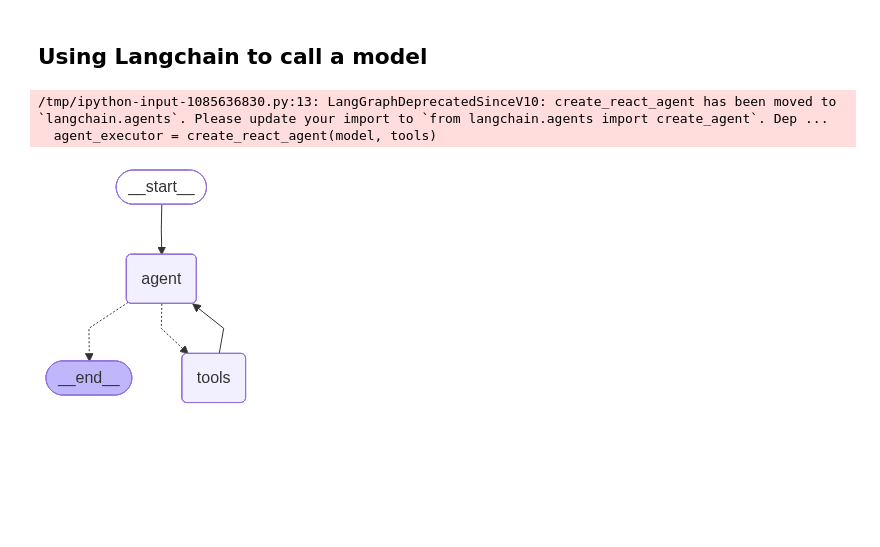
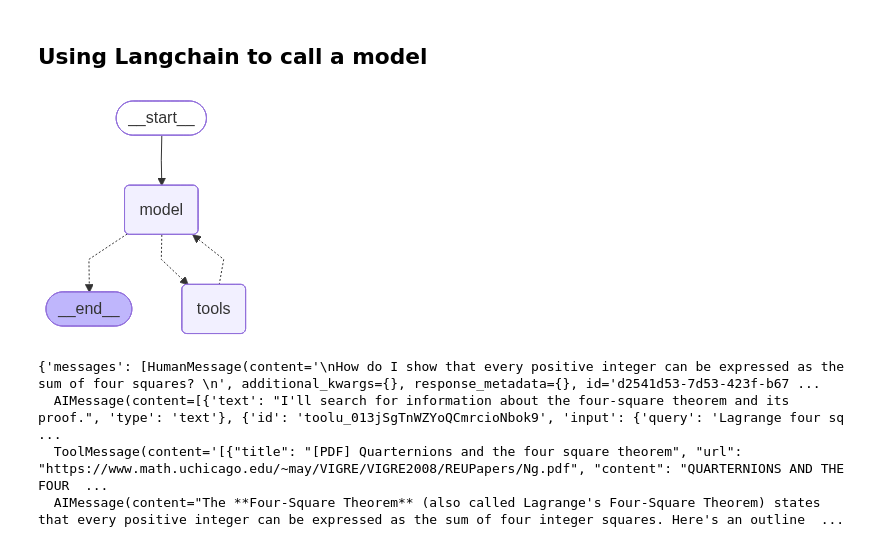
Before and after one commit to muraleee/collab-stuff, a Jupyter notebook: LangGraph.ipynb, the cells around one changed output. Saved outputs shown, nothing was run; the diff lists cells and outputs as text; code cells hidden in the pictures; blank space fills up the shorter version.

```diff
--- a/LangGraph.ipynb
+++ b/LangGraph.ipynb
@@ -70,20 +70,19 @@ Markdown(response.content)
 # %%
 # Import relevant functionality
 from langchain_community.tools.tavily_search import TavilySearchResults
 from langchain_core.messages import HumanMessage
-# from langgraph.checkpoint.memory import MemorySaver
+from langgraph.checkpoint.memory import MemorySaver
 from langchain.chat_models import init_chat_model
-from langgraph.prebuilt import create_react_agent
+from langchain.agents import create_agent
 
 # Create the agent
-# memory = MemorySaver()
-model = init_chat_model("gpt-5", model_provider="openai")
+memory = MemorySaver()
+# model = init_chat_model("gpt-5", model_provider="openai")
+model = init_chat_model("claude-sonnet-4-5-20250929", model_provider="anthropic")
 search = TavilySearchResults(max_results=2)
 tools = [search]
-agent_executor = create_react_agent(model, tools)
-
+# agent_executor = create_react_agent(model, tools)
+agent_executor = create_agent(model, tools, checkpointer=memory)
 agent_executor
 # %% [output]
-/tmp/ipython-input-1085636830.py:13: LangGraphDeprecatedSinceV10: create_react_agent has been moved to `langchain.agents`. Please update your import to `from langchain.agents import create_agent`. Dep ...
-  agent_executor = create_react_agent(model, tools)
-[figure, old version]
+[figure, new version]
@@ -96,3 +89,15 @@ messages
+# %%
+query = """
+How do I show that every positive integer can be expressed as the sum of four squares?
+"""
+config = {"configurable": {"thread_id": "murali_conversation_001"}}
+messages = agent_executor.invoke({"messages": [("human", query)]}, config)
+messages
+# %% [output]
+{'messages': [HumanMessage(content='\nHow do I show that every positive integer can be expressed as the sum of four squares? \n', additional_kwargs={}, response_metadata={}, id='d2541d53-7d53-423f-b67 ...
+  AIMessage(content=[{'text': "I'll search for information about the four-square theorem and its proof.", 'type': 'text'}, {'id': 'toolu_013jSgTnWZYoQCmrcioNbok9', 'input': {'query': 'Lagrange four sq ...
+  ToolMessage(content='[{"title": "[PDF] Quarternions and the four square theorem", "url": "https://www.math.uchicago.edu/~may/VIGRE/VIGRE2008/REUPapers/Ng.pdf", "content": "QUARTERNIONS AND THE FOUR  ...
+  AIMessage(content="The **Four-Square Theorem** (also called Lagrange's Four-Square Theorem) states that every positive integer can be expressed as the sum of four integer squares. Here's an outline  ...
 # %%
 import json
 
```
Also changed, not shown: parts of 5 cells of this notebook.
